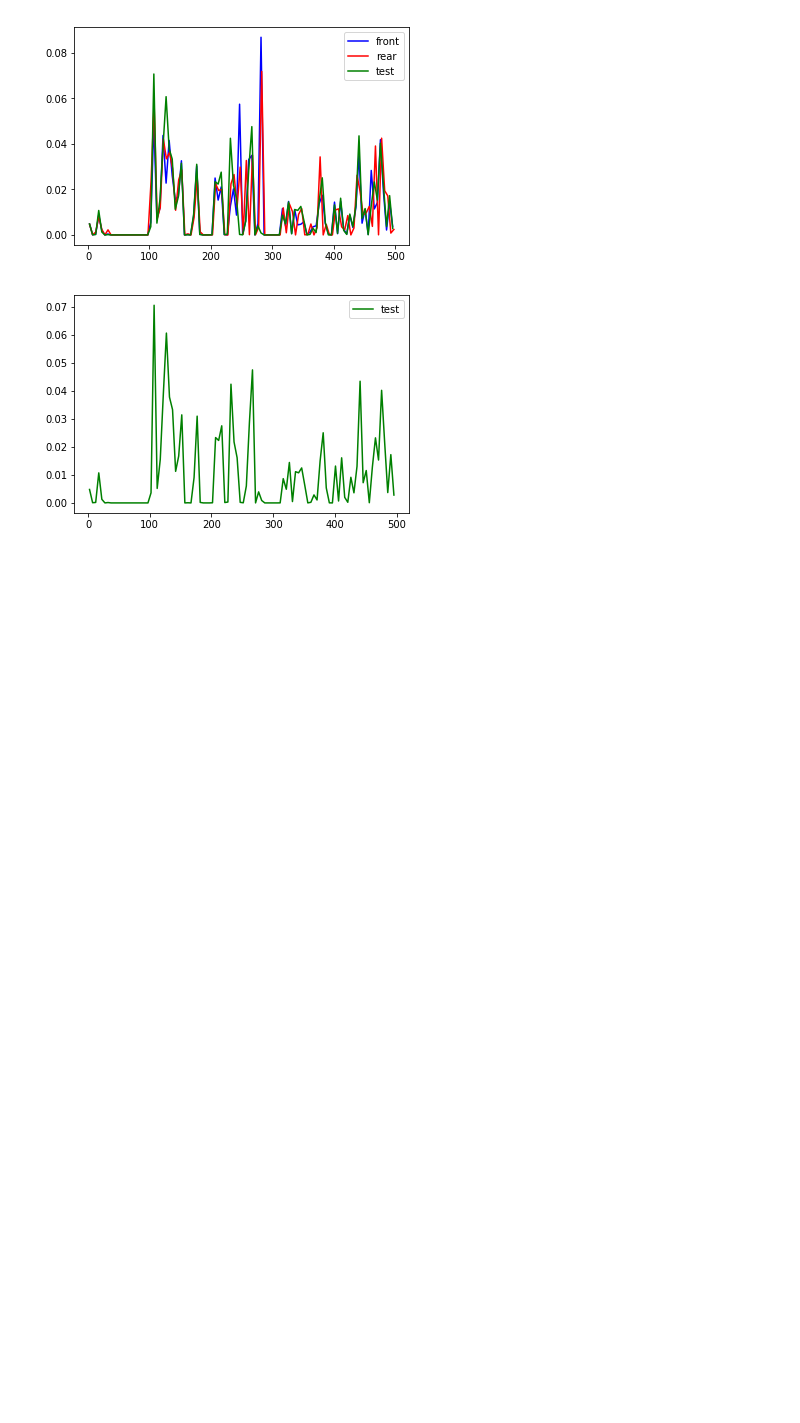
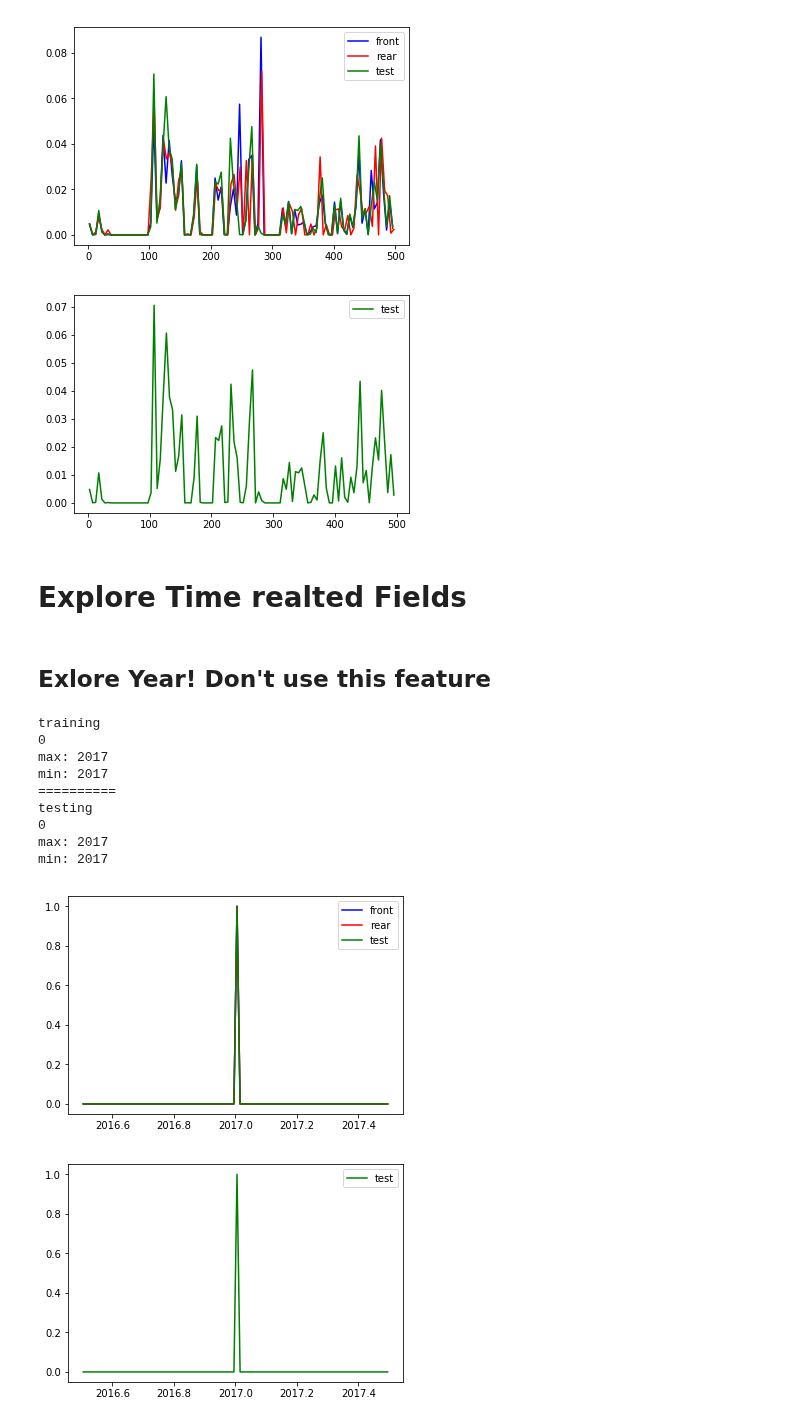
Before and after one commit to wluo-personal/Kaggle, a Jupyter notebook: talkingdata/wl/feature_engineering/evaluate_all.ipynb, the cells around one changed output. Saved outputs shown, nothing was run; the diff lists cells and outputs as text; code cells hidden in the pictures; blank space fills up the shorter version.

Commit message:
evaluate all on date related features

```diff
--- a/talkingdata/wl/feature_engineering/evaluate_all.ipynb
+++ b/talkingdata/wl/feature_engineering/evaluate_all.ipynb
@@ -382,3 +382,66 @@ max: 498
 min: 0
 [figure]
 [figure]
+# %% [markdown]
+# Explore Time realted Fields
+# %% [markdown]
+## Exlore Year! Don't use this feature
+# %%
+#####
+# from timestamp, there no overlap between time
+col = 'year'
+print('training')
+print(train[col].max() - train[col].min())
+print('max: {}'.format(train[col].max()))
+print('min: {}'.format(train[col].min()))
+print('==========')
+print('testing')
+print(test[col].max() - test[col].min())
+print('max: {}'.format(test[col].max()))
+print('min: {}'.format(test[col].min()))
+
+######################################
+
+### evaluate ip
+def edge_to_mean(x):
+    result = []
+    for i in range(len(x) - 1):
+        result.append((x[i] + x[i+1]) / 2)
+    return result
+
+BIN = 100
+front = train[col].values[:cut]
+rear = train[col].values[cut:]
+y_front, x_front = np.histogram(front, bins=BIN)
+y_front = y_front / len(front)
+x_front = edge_to_mean(x_front)
+y_rear,x_rear = np.histogram(rear, bins=BIN)
+y_rear =y_rear / len(rear)
+x_rear = edge_to_mean(x_rear)
+
+t_test = test[col].values
+y_test, x_test = np.histogram(t_test, bins=BIN)
+y_test = y_test / len(t_test)
+x_test = edge_to_mean(x_test)
+
+plt.plot(x_front, y_front, c='b', label='front')
+plt.plot(x_rear, y_rear, c='r', label='rear')
+plt.plot(x_test, y_test, c='g', label='test')
+plt.legend(loc='upper right')
+plt.show()
+
+plt.plot(x_test, y_test, c='g', label='test')
+plt.legend(loc='upper right')
+plt.show()
+# %% [output]
+training
+0
+max: 2017
+min: 2017
+==========
+testing
+0
+max: 2017
+min: 2017
+[figure, added]
+[figure, added]
```
Also changed, not shown: parts of 12 cells of this notebook, 3 other files.
